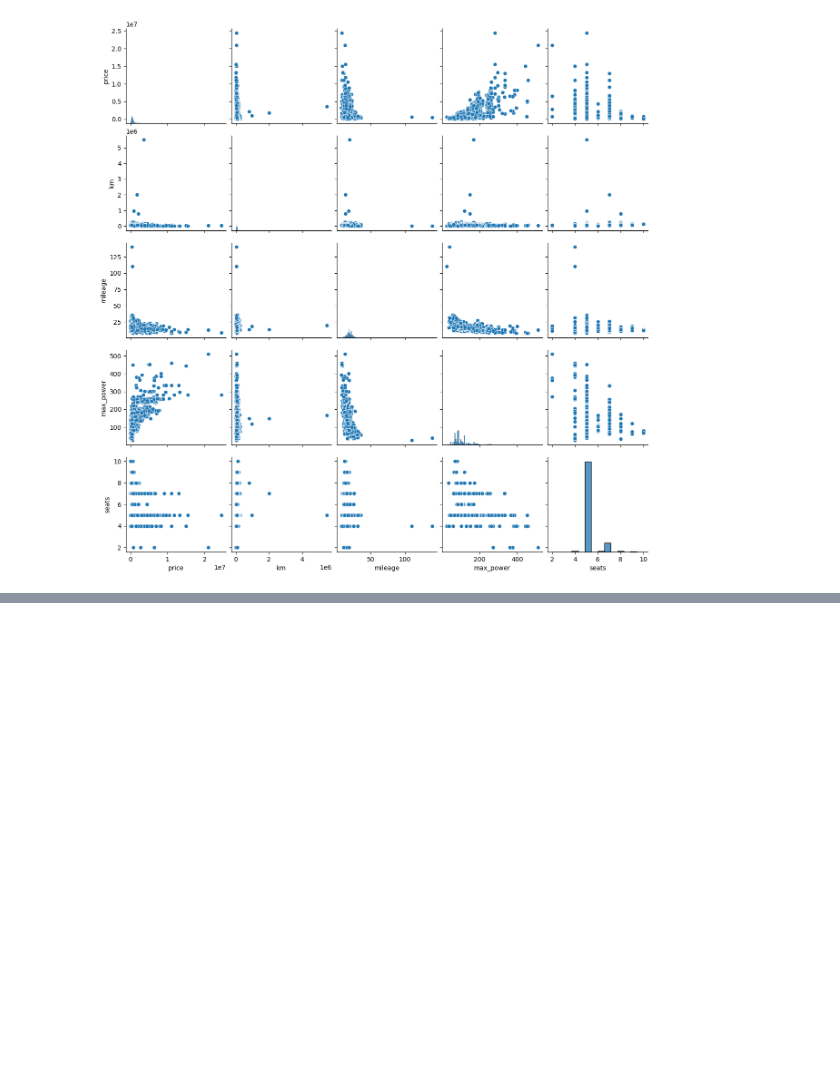
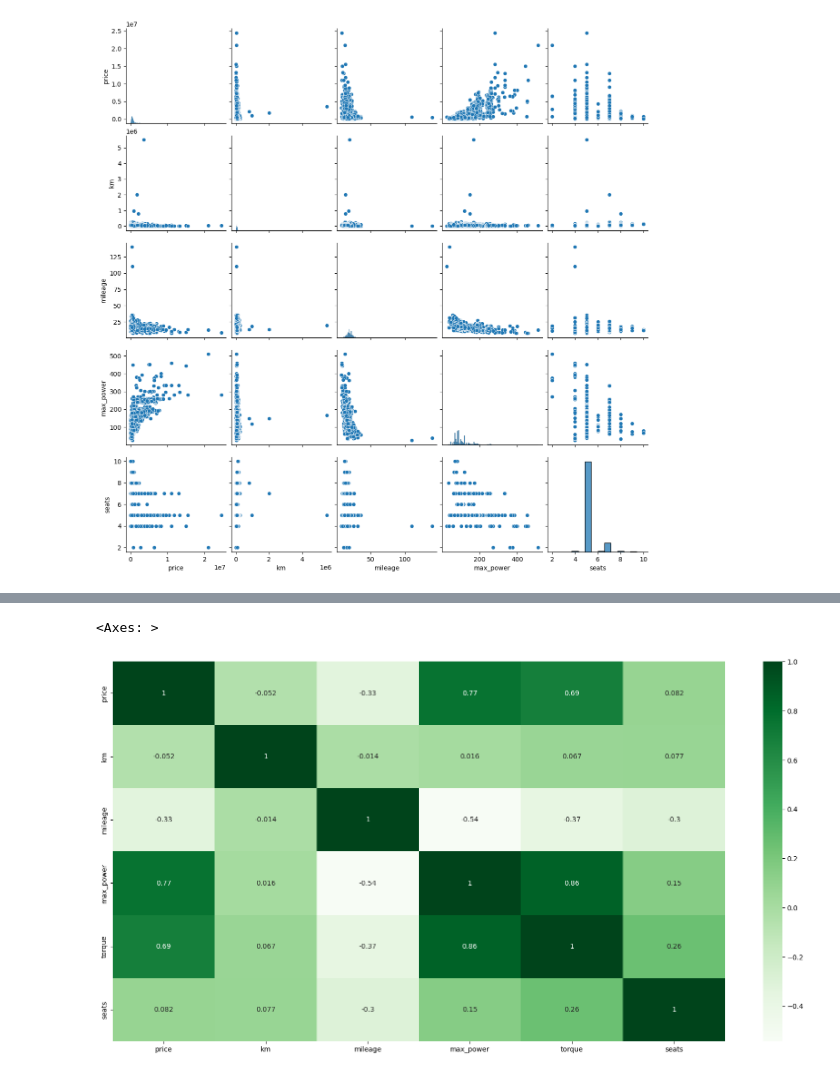
Before and after one commit to gobika21/car-prediction-app, a Jupyter notebook: Car_prediction.ipynb, the cells around one changed output, grey strips where cells are left out. Drawn from its saved outputs; the diff is of its cells as text; code cells hidden in the pictures; blank space fills up the shorter version.

```diff
--- a/Car_prediction.ipynb
+++ b/Car_prediction.ipynb
@@ -423,0 +403,3 @@ ValueError: could not convert string to float: 'bangalore'
+# %%
+df_numeric = cardata.select_dtypes(include ="number")
+df_numeric
@@ -423,0 +420,6 @@ ValueError: could not convert string to float: 'bangalore'
+# %%
+plt.figure(figsize = [20,10])
+sns.heatmap(df_numeric.corr(),cmap='Greens', annot=True)
+# %% [output]
+<Axes: >
+[figure, added]
```
Also changed, not shown: parts of 14 cells of this notebook, 4 other files.
